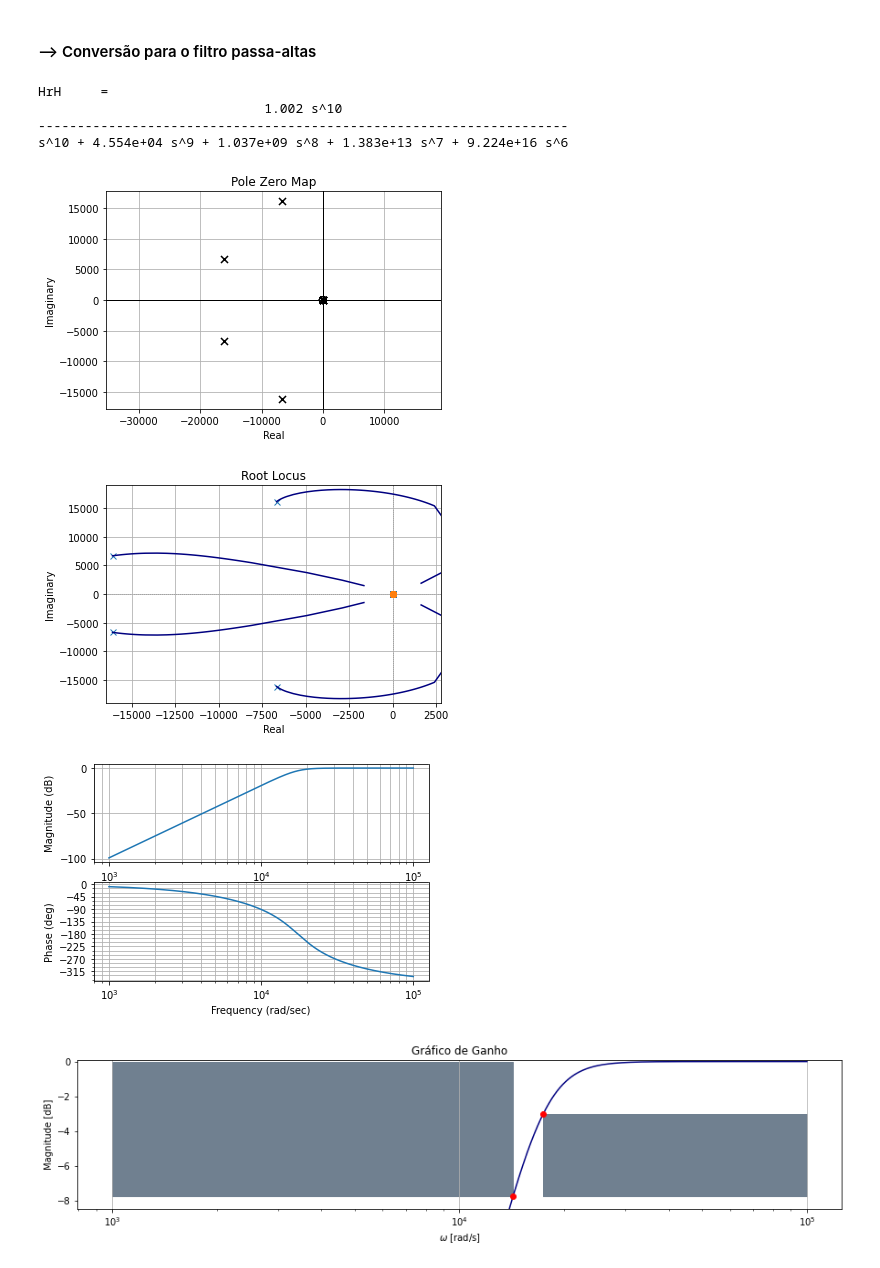
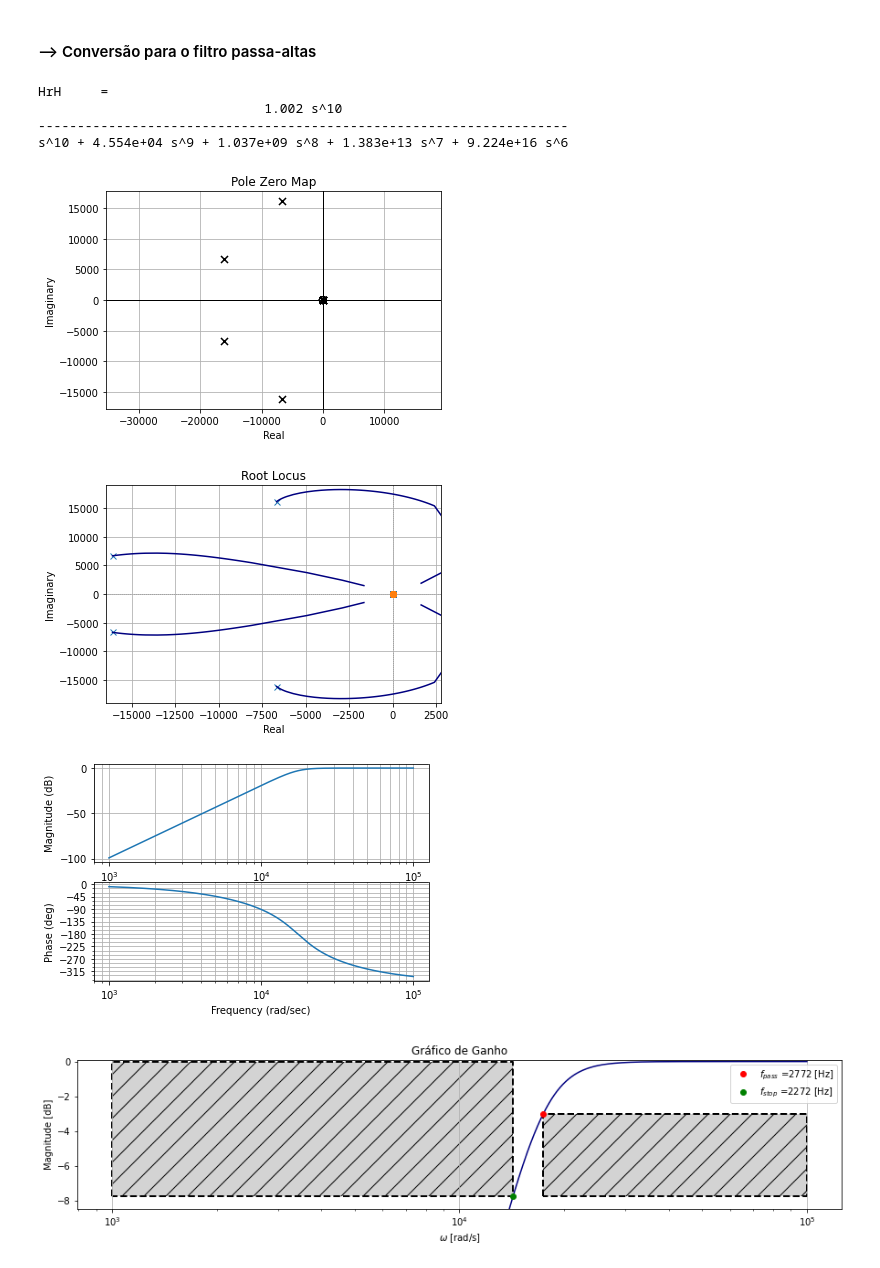
Before and after one commit to Widmark-Kaue/digital-signal-processing, a Jupyter notebook: avl2.ipynb, the cells around one changed output. Saved outputs shown, nothing was run; the diff lists cells and outputs as text; code cells hidden in the pictures.

```diff
--- a/avl2.ipynb
+++ b/avl2.ipynb
@@ -30,6 +28,21 @@ OmegarH = 1.22
 # %% [markdown]
 # Funções úteis
 # %%
+'''
+PARÂMETROS GERAIS
+'''
+PATH_IMAGES = Path('imagesAvl2')
+
+param       = {'color':'lightgrey', 'linestyle':'--', 'linewidth':2, 'edgecolor':'k', 'alpha':1, 'hatch':'/'}
+
+def savefig(fig:plt, name:str, format:str = 'png', dpi:int = 720, path:Path = PATH_IMAGES) -> None:
+    path.mkdir(exist_ok=True)
+    if not path.joinpath(f'{name}.{format}').exists():
+        fig.savefig(path.joinpath(f'{name}.{format}'), format = format, dpi = dpi)
+
+'''
+FUNÇÕES ÚTEIS
+'''
 def epsf(a:float)->float:
     return np.sqrt(10**(-0.1*a) -1)
 
@@ -180,45 +198,53 @@ print(f'HrH\t= {HrH}')
 # Pole zero map
 m.pzmap(HrH, 'b')
 plt.grid()
+
+savefig(plt.gcf(), 'pzmapPA')
 plt.show()
 
 # Root-Locus
 m.rlocus(HrH, grid = False, plotstr = 'navy')
 plt.grid()
+
+savefig(plt.gcf(), 'rlocusPA')
 plt.show()
 
 # Diagrama de Bode
 mag, phase, omega = m.bode(HrH, plot = True, dB = True)
 magdB = 20*np.log10(mag)
+
+savefig(plt.gcf(), 'bodePA')
 plt.show()
 
 
 magdBf = interp1d(omega,magdB)
 
 with plt.rc_context({'figure.figsize':(15,3)}):
 
     plt.semilogx(omega, magdB, 'navy')
-    plt.fill_between(Xtemp(omega[0], omega1), Ytemp(0, 0),Ytemp(astopNew,astopNew),color ='slategrey')
-    plt.fill_between(Xtemp(omega0, omega[-1]),Ytemp(apass,apass),Ytemp(astopNew,astopNew), color ='slategrey')
+    plt.fill_between(Xtemp(omega[0], omega1), Ytemp(0, 0),Ytemp(astopNew,astopNew), **param)
+    plt.fill_between(Xtemp(omega0, omega[-1]),Ytemp(apass,apass),Ytemp(astopNew,astopNew),**param)
 
-    plt.plot(omega0, magdBf(omega0),'ro', label = r'$\omega_0$ ='+f'{omega0} [rad/s]')
-    plt.plot(omega1, magdBf(omega1),'ro', label = r'$\omega_1$ ='+f'{omega1} [rad/s]')
+    plt.plot(omega0, magdBf(omega0),'ro', label = r'$f_{pass}$ = '+f'{round(fpass,2)} [Hz]')
+    plt.plot(omega1, magdBf(omega1),'go', label = r'$f_{stop}$ = '+f'{round(fstop,2)} [Hz]')
 
 
     plt.ylim([-(abs(astopNew)*1.1),0.1])
     plt.title('Gráfico de Ganho')
     plt.xlabel(r'$\omega$ [rad/s]')
     plt.ylabel('Magnitude [dB]')
 
     plt.grid(axis = 'x')
     plt.legend()
+
+    savefig(plt.gcf(), 'ganhoPA')
     plt.show()
 # %% [output]
 HrH     =
                              1.002 s^10
 --------------------------------------------------------------------
 s^10 + 4.554e+04 s^9 + 1.037e+09 s^8 + 1.383e+13 s^7 + 9.224e+16 s^6
 [figure]
 [figure]
 [figure]
-[figure, old version]
+[figure, new version]
```
Also changed, not shown: parts of 3 cells of this notebook.
